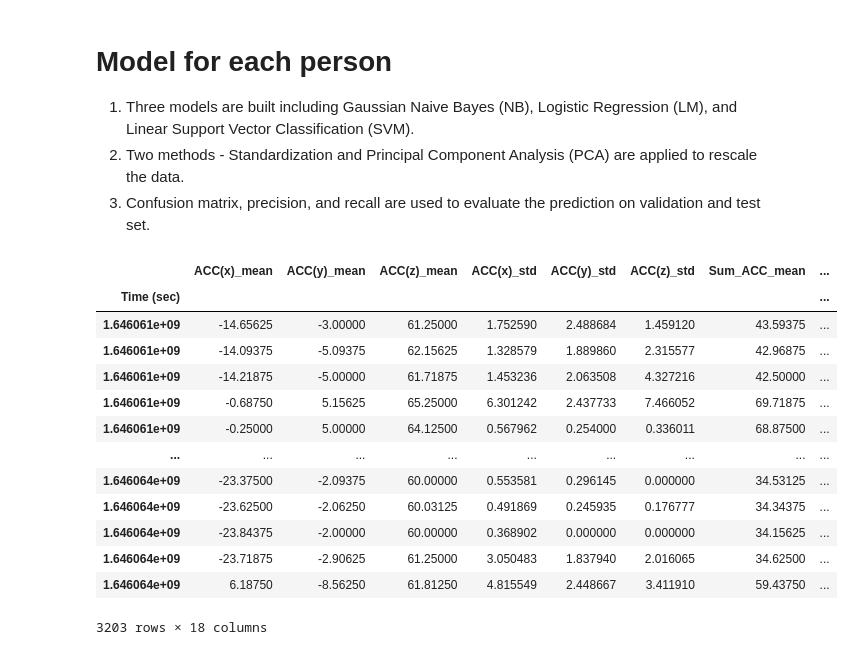
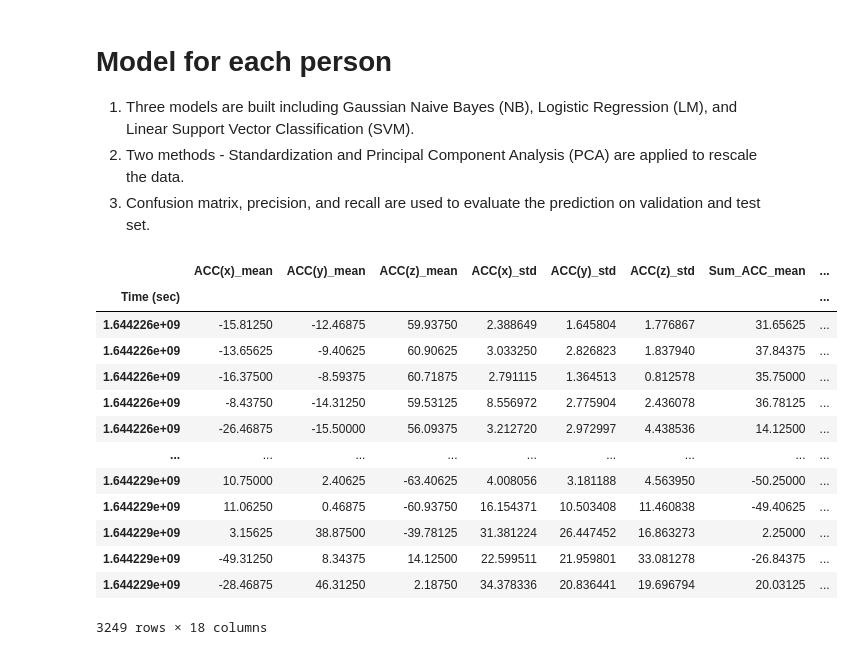
Before and after one commit to Trang1908/CE888---Stress-Forecasting---University-trial, a Jupyter notebook: Assignment 2_CE888.ipynb, the cells around one changed output. Drawn from its saved outputs; the diff is of its cells as text; code cells hidden in the pictures.

```diff
--- a/Assignment 2_CE888.ipynb
+++ b/Assignment 2_CE888.ipynb
@@ -188,27 +242,27 @@ plt.xticks(rotation=360);
 # %%
 m = Stress_Forecasting()
 
 # Filepath to use for functions
 filepath = "https://raw.githubusercontent.com/italha-d/Stress-Predict-Dataset/main/Raw_data/"
 
-# Read the dataset for person 25
-person = 25
+# Read the dataset for person 1
+person = 1
 m.wrangle(filepath, person)
 # %% [output]
 |  | ACC(x)_mean | ACC(y)_mean | ACC(z)_mean | ACC(x)_std | ACC(y)_std | ACC(z)_std | Sum_ACC_mean | ... |
 | Time (sec) |  |  |  |  |  |  |  | ... |
-| 1.646061e+09 | -14.65625 | -3.00000 | 61.25000 | 1.752590 | 2.488684 | 1.459120 | 43.59375 | ... |
-| 1.646061e+09 | -14.09375 | -5.09375 | 62.15625 | 1.328579 | 1.889860 | 2.315577 | 42.96875 | ... |
-| 1.646061e+09 | -14.21875 | -5.00000 | 61.71875 | 1.453236 | 2.063508 | 4.327216 | 42.50000 | ... |
-| 1.646061e+09 | -0.68750 | 5.15625 | 65.25000 | 6.301242 | 2.437733 | 7.466052 | 69.71875 | ... |
-| 1.646061e+09 | -0.25000 | 5.00000 | 64.12500 | 0.567962 | 0.254000 | 0.336011 | 68.87500 | ... |
+| 1.644226e+09 | -15.81250 | -12.46875 | 59.93750 | 2.388649 | 1.645804 | 1.776867 | 31.65625 | ... |
+| 1.644226e+09 | -13.65625 | -9.40625 | 60.90625 | 3.033250 | 2.826823 | 1.837940 | 37.84375 | ... |
+| 1.644226e+09 | -16.37500 | -8.59375 | 60.71875 | 2.791115 | 1.364513 | 0.812578 | 35.75000 | ... |
+| 1.644226e+09 | -8.43750 | -14.31250 | 59.53125 | 8.556972 | 2.775904 | 2.436078 | 36.78125 | ... |
+| 1.644226e+09 | -26.46875 | -15.50000 | 56.09375 | 3.212720 | 2.972997 | 4.438536 | 14.12500 | ... |
 | ... | ... | ... | ... | ... | ... | ... | ... | ... |
-| 1.646064e+09 | -23.37500 | -2.09375 | 60.00000 | 0.553581 | 0.296145 | 0.000000 | 34.53125 | ... |
-| 1.646064e+09 | -23.62500 | -2.06250 | 60.03125 | 0.491869 | 0.245935 | 0.176777 | 34.34375 | ... |
-| 1.646064e+09 | -23.84375 | -2.00000 | 60.00000 | 0.368902 | 0.000000 | 0.000000 | 34.15625 | ... |
-| 1.646064e+09 | -23.71875 | -2.90625 | 61.25000 | 3.050483 | 1.837940 | 2.016065 | 34.62500 | ... |
-| 1.646064e+09 | 6.18750 | -8.56250 | 61.81250 | 4.815549 | 2.448667 | 3.411910 | 59.43750 | ... |
+| 1.644229e+09 | 10.75000 | 2.40625 | -63.40625 | 4.008056 | 3.181188 | 4.563950 | -50.25000 | ... |
+| 1.644229e+09 | 11.06250 | 0.46875 | -60.93750 | 16.154371 | 10.503408 | 11.460838 | -49.40625 | ... |
+| 1.644229e+09 | 3.15625 | 38.87500 | -39.78125 | 31.381224 | 26.447452 | 16.863273 | 2.25000 | ... |
+| 1.644229e+09 | -49.31250 | 8.34375 | 14.12500 | 22.599511 | 21.959801 | 33.081278 | -26.84375 | ... |
+| 1.644229e+09 | -28.46875 | 46.31250 | 2.18750 | 34.378336 | 20.836441 | 19.696794 | 20.03125 | ... |
-3203 rows × 18 columns
+3249 rows × 18 columns
 # %%
 # NB model, "reduce_dim", lag_length = 2
 m.create_data(2)
```
Also changed, not shown: parts of 22 cells of this notebook, 1 other file.
